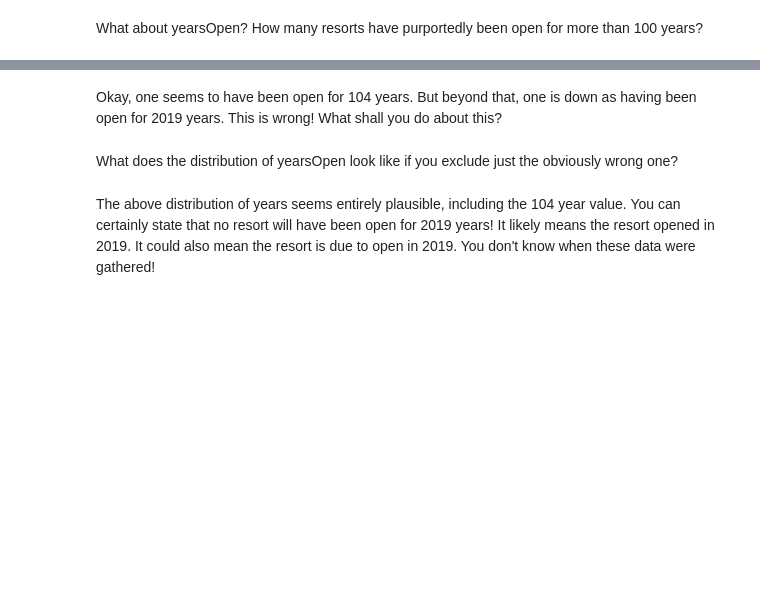
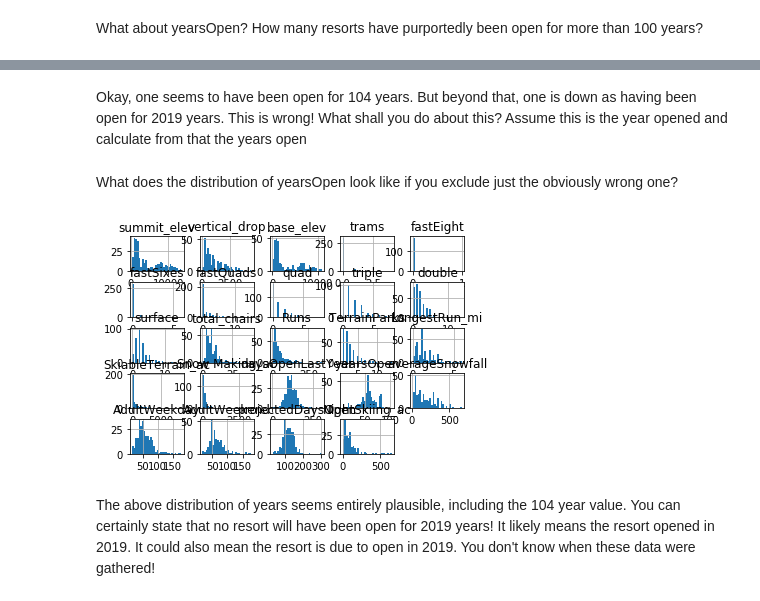
Before and after one commit to lestinj/DataScienceGuidedCapstone, a Jupyter notebook: Notebooks/02_data_wrangling.ipynb, the cells around one changed output, grey strips where cells are left out. Cells and saved outputs as stored; diff of their text form; code cells hidden in the pictures; blank space fills up the shorter version.

```diff
--- a/Notebooks/02_data_wrangling.ipynb
+++ b/Notebooks/02_data_wrangling.ipynb
@@ -512,7 +593,7 @@ ski_data.___[39, 'SkiableTerrain_ac']
 # %%
 #Code task 22#
 #Use the .loc accessor again to modify this value with the correct value of 1819
-ski_data.___[39, 'SkiableTerrain_ac'] = ___
+ski_data.loc[39, 'SkiableTerrain_ac'] = 1819
 # %%
 #Code task 23#
 #Use the .loc accessor a final time to verify that the value has been modified
@@ -583,7 +666,7 @@ Drop the fastEight column in its entirety; half the values are missing and all b
 # %%
 #Code task 24#
 #Drop the 'fastEight' column from ski_data. Use inplace=True
-ski_data.drop(columns=___, inplace=___)
+ski_data.drop(columns='fastEight', inplace=True)
 # %% [markdown]
 What about yearsOpen? How many resorts have purportedly been open for more than 100 years?
 # %%
@@ -593,15 +681,17 @@ ski_data.___[ski_data.___ > ___]
 # %% [markdown]
-Okay, one seems to have been open for 104 years. But beyond that, one is down as having been open for 2019 years. This is wrong! What shall you do about this?
+Okay, one seems to have been open for 104 years. But beyond that, one is down as having been open for 2019 years. This is wrong! What shall you do about this? Assume this is the year opened and calculate from that the years open
 # %% [markdown]
 What does the distribution of yearsOpen look like if you exclude just the obviously wrong one?
 # %%
 #Code task 26#
 #Call the hist method on 'yearsOpen' after filtering for values under 1000
 #Pass the argument bins=30 to hist(), but feel free to explore other values
-ski_data.___[ski_data.___ < ___].hist(___)
+ski_data.loc[ski_data['yearsOpen'] < 1000].hist(bins=30)
 plt.xlabel('Years open')
 plt.ylabel('Count')
 plt.title('Distribution of years open excluding 2019');
+# %% [output]
+[figure, added]
 # %% [markdown]
 The above distribution of years seems entirely plausible, including the 104 year value. You can certainly state that no resort will have been open for 2019 years! It likely means the resort opened in 2019. It could also mean the resort is due to open in 2019. You don't know when these data were gathered!
 # %% [markdown]
```
Also changed, not shown: parts of 20 cells of this notebook.
